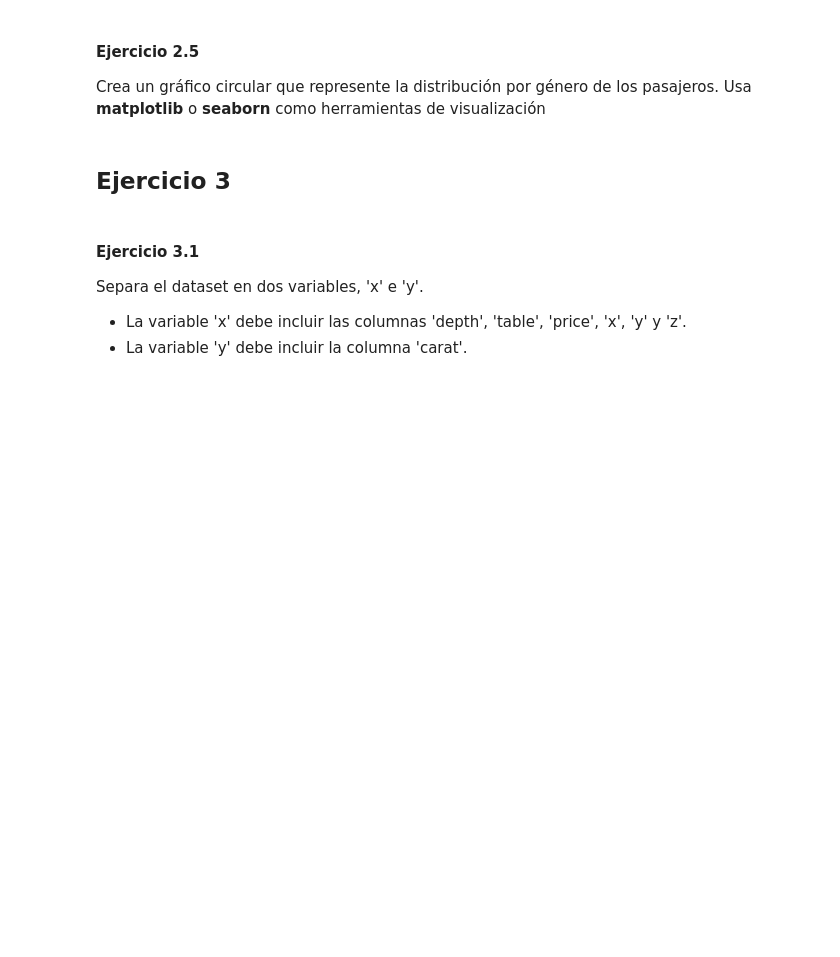
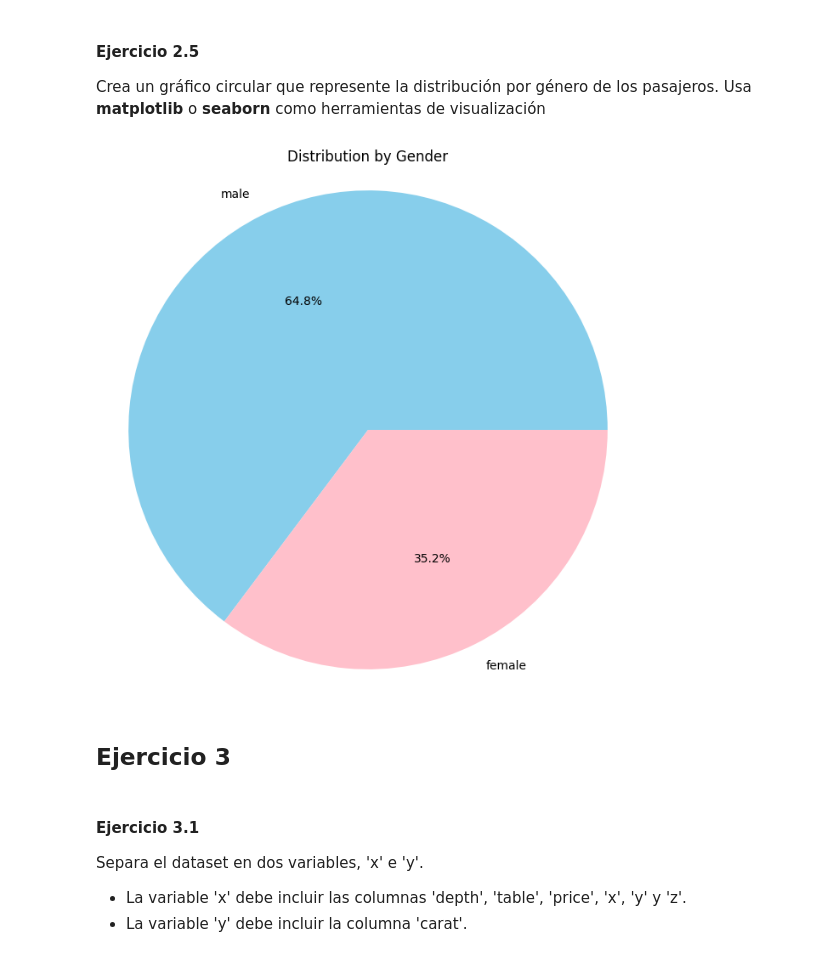
Before and after one commit to diegogerwig/IBM_SkillsBuild_IA, a Jupyter notebook: final_project/DiegoGerwig.ipynb, the cells around one changed output. Drawn from its saved outputs; the diff is of its cells as text; code cells hidden in the pictures; blank space fills up the shorter version.

```diff
--- a/final_project/DiegoGerwig.ipynb
+++ b/final_project/DiegoGerwig.ipynb
@@ -81,3 +137,15 @@ Crea un gráfico circular que represente la distribución por género de los pas
+# %%
+# Count gender distribution
+gender_count = df['sex'].value_counts()
+
+# Create a pie chart
+plt.figure(figsize=(8, 8))
+plt.pie(gender_count, labels=gender_count.index, autopct='%1.1f%%', colors=['skyblue', 'pink'])
+plt.title('Distribution by Gender')
+plt.axis('equal')
+plt.show()
+# %% [output]
+[figure, added]
 # %% [markdown]
 ## Ejercicio 3
 # %% [markdown]
```
Also changed, not shown: parts of 41 cells of this notebook, 1 other file.
